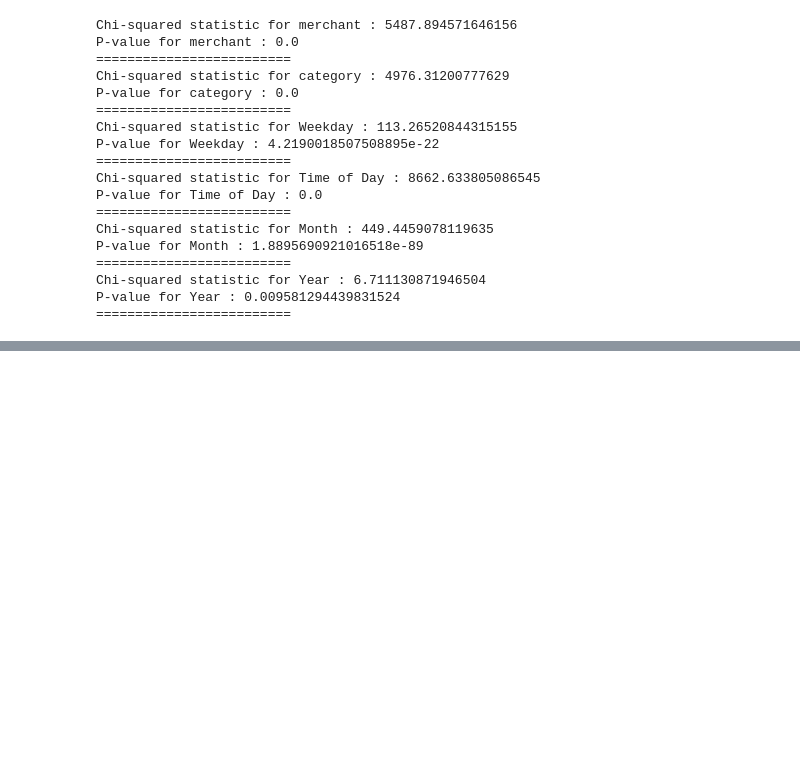
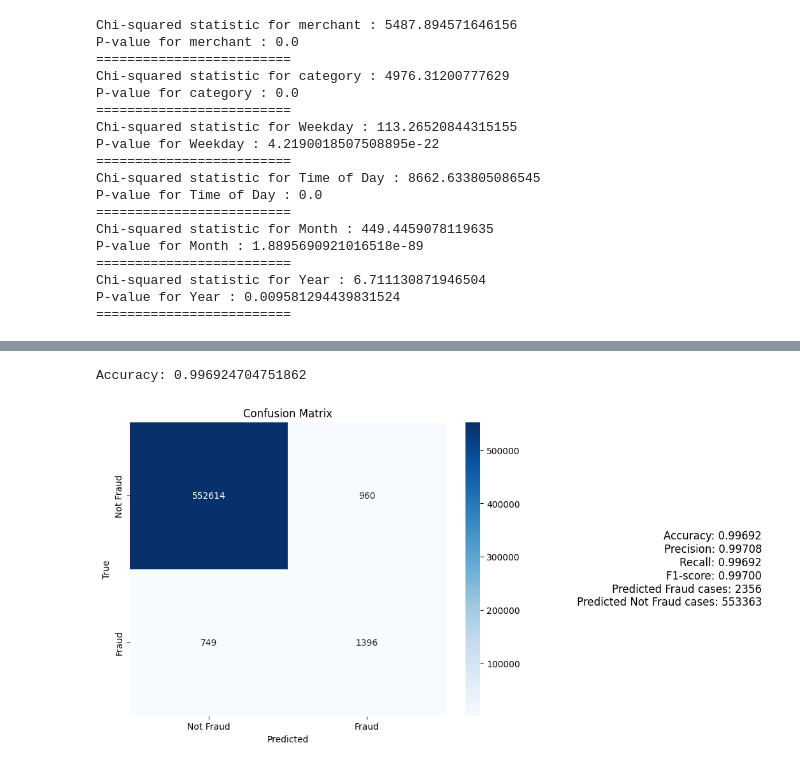
Before and after one commit to YousufNofal0/AiSpring2024, a Jupyter notebook: AiSpring2024.ipynb, the cells around one changed output, grey strips where cells are left out. Saved outputs shown, nothing was run; the diff lists cells and outputs as text; code cells hidden in the pictures; blank space fills up the shorter version.

```diff
--- a/AiSpring2024.ipynb
+++ b/AiSpring2024.ipynb
@@ -217,0 +499,5 @@ data_df_encoded.head()
+# %%
+load_and_evaluate('rf_model.sav', False, X_test, y_test)
+# %% [output]
+Accuracy: 0.996924704751862
+[figure, added]
```
Also changed, not shown: parts of 23 cells of this notebook, 4 other files.
